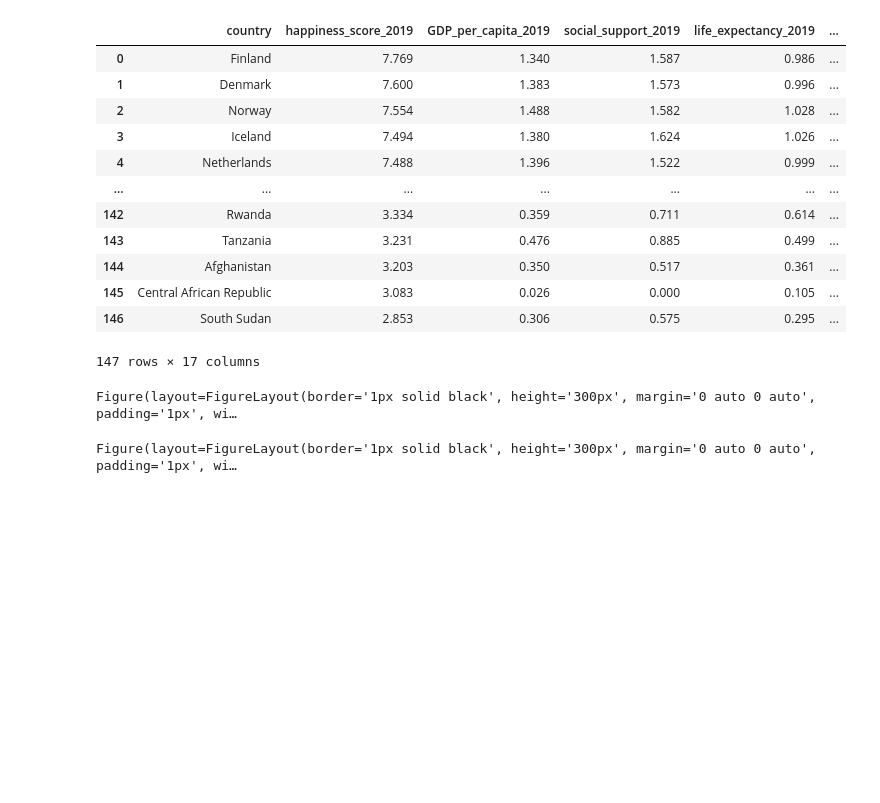
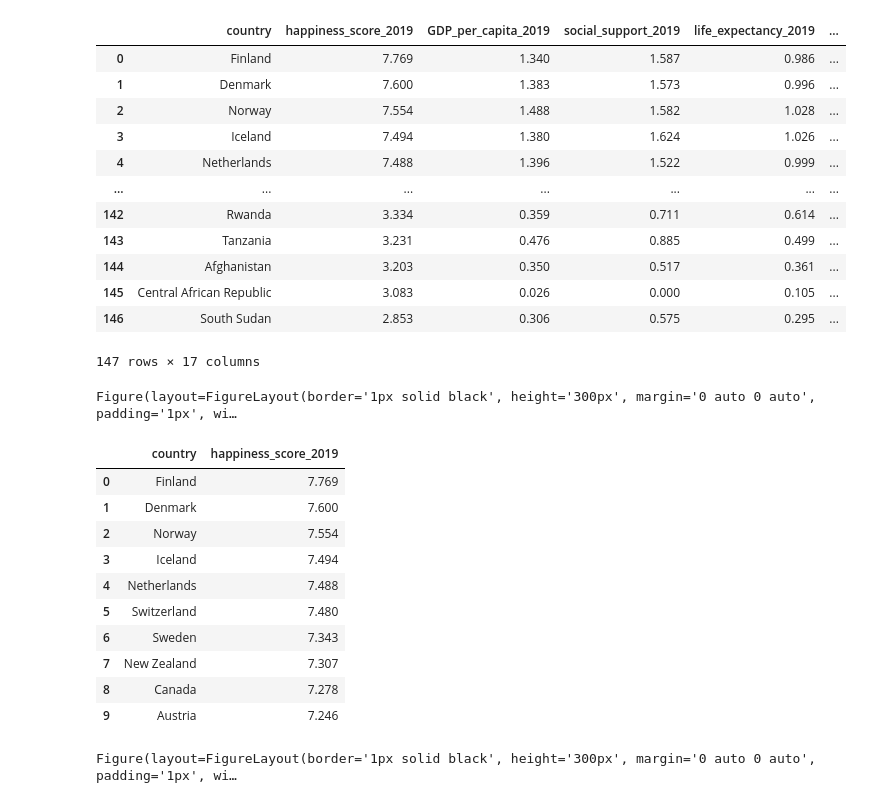
Before and after one commit to josiedeleon/Team9--Project1, a Jupyter notebook: Project 1 Happiness.ipynb, the cells around one changed output. Cells and saved outputs as stored; diff of their text form; code cells hidden in the pictures; blank space fills up the shorter version.

```diff
--- a/Project 1 Happiness.ipynb
+++ b/Project 1 Happiness.ipynb
@@ -115,6 +115,20 @@ fig.add_layer(happiness_layer)
 fig
 # %% [output]
 Figure(layout=FigureLayout(border='1px solid black', height='300px', margin='0 auto 0 auto', padding='1px', wi…
+# %%
+coord_merge_df[["country","happiness_score_2019"]].head(10)
+# %% [output]
+|  | country | happiness_score_2019 |
+| 0 | Finland | 7.769 |
+| 1 | Denmark | 7.600 |
+| 2 | Norway | 7.554 |
+| 3 | Iceland | 7.494 |
+| 4 | Netherlands | 7.488 |
+| 5 | Switzerland | 7.480 |
+| 6 | Sweden | 7.343 |
+| 7 | New Zealand | 7.307 |
+| 8 | Canada | 7.278 |
+| 9 | Austria | 7.246 |
 # %%
 # Plot 2019 Trust in Government Heatmap
 coord_merge_df = coord_merge_df.sort_values(by="corruption_2019", ascending=False)
```
Also changed, not shown: parts of 9 cells of this notebook, 6 other files.
